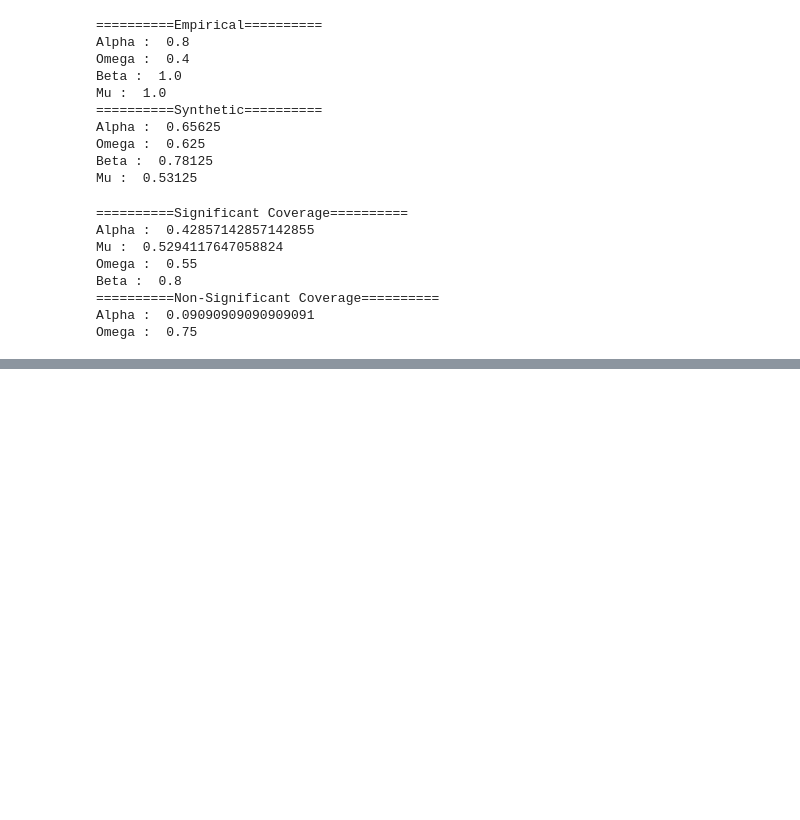
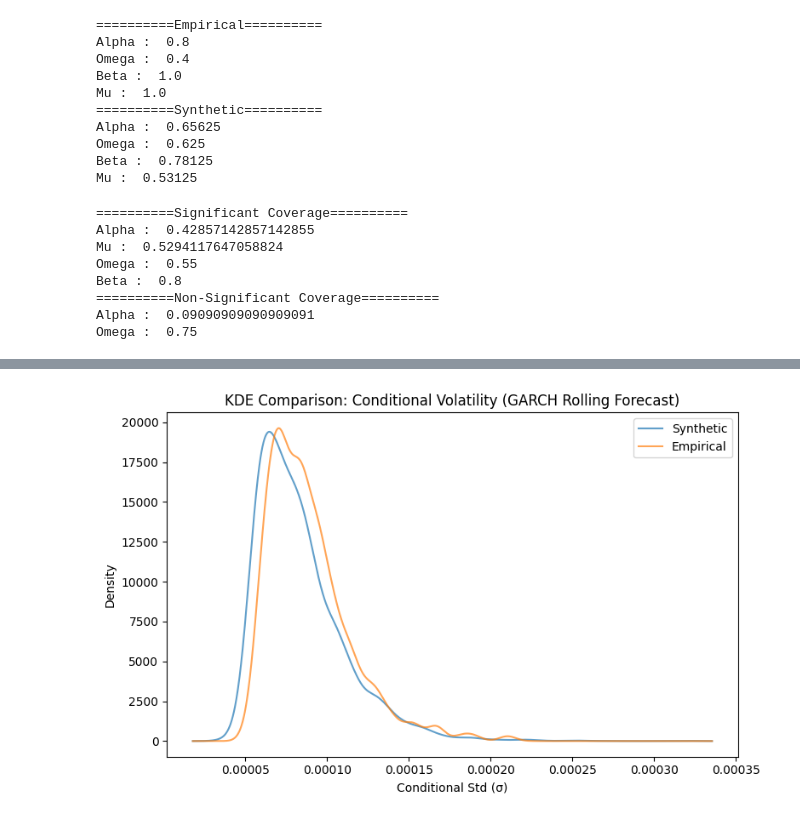
Before and after one commit to HenryGunadi/diffusion-garch, a Jupyter notebook: notebooks/eda/eda_02.ipynb, the cells around one changed output, grey strips where cells are left out. Cells and saved outputs as stored; diff of their text form; code cells hidden in the pictures; blank space fills up the shorter version.

```diff
--- a/notebooks/eda/eda_02.ipynb
+++ b/notebooks/eda/eda_02.ipynb
@@ -705,0 +746,33 @@ Omega :  0.75
+# %%
+syn_flat = np.concatenate(syn_preds_windows_flattened) if isinstance(syn_preds_windows_flattened[0], (list, np.ndarray)) else np.array(syn_preds_windows_flattened)
+emp_flat = np.array(emp_preds)
+
+# n = len(emp_flat)
+# if len(syn_flat) > n:
+#     syn_flat = np.random.choice(syn_flat, size=n, replace=False)
+
+global_min = min(syn_flat.min(), emp_flat.min())
+global_max = max(syn_flat.max(), emp_flat.max())
+
+padding = 0.05 * (global_max - global_min)
+
+x = np.linspace(global_min - padding, global_max + padding, 1000)
+
+bw = 0.2
+kde_syn = stats.gaussian_kde(syn_flat, bw_method=bw)
+kde_emp = stats.gaussian_kde(emp_flat, bw_method=bw)
+
+plt.figure(figsize=(8, 5))
+
+plt.plot(x, kde_syn(x), label="Synthetic", alpha=0.7)
+plt.plot(x, kde_emp(x), label="Empirical", alpha=0.7)
+
+plt.title("KDE Comparison: Conditional Volatility (GARCH Rolling Forecast)")
+plt.xlabel("Conditional Std (σ)")
+plt.ylabel("Density")
+
+plt.legend()
+plt.tight_layout()
+plt.show()
+# %% [output]
+[figure, added]
```
Also changed, not shown: parts of 18 cells of this notebook, 3 other files.
